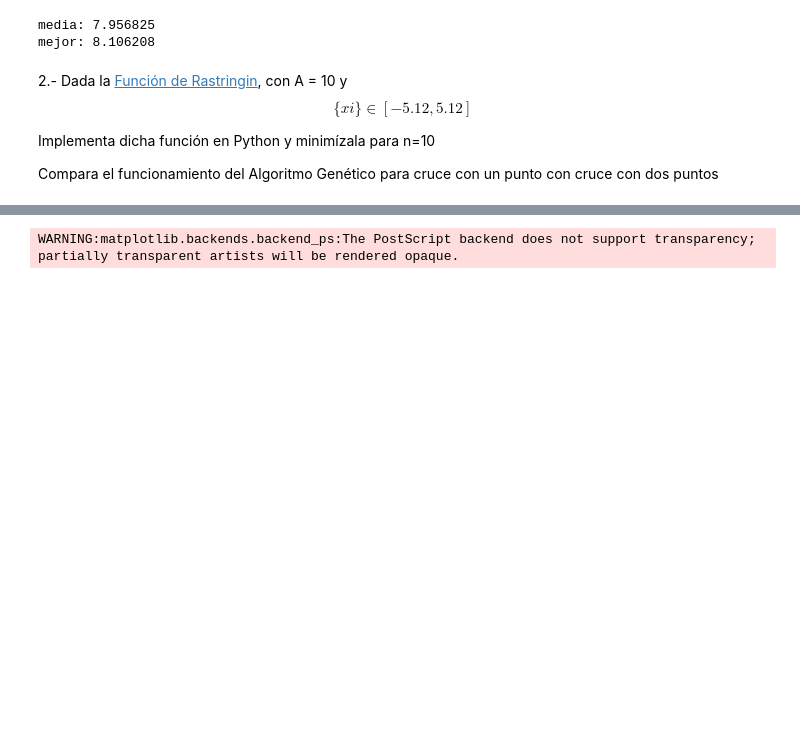
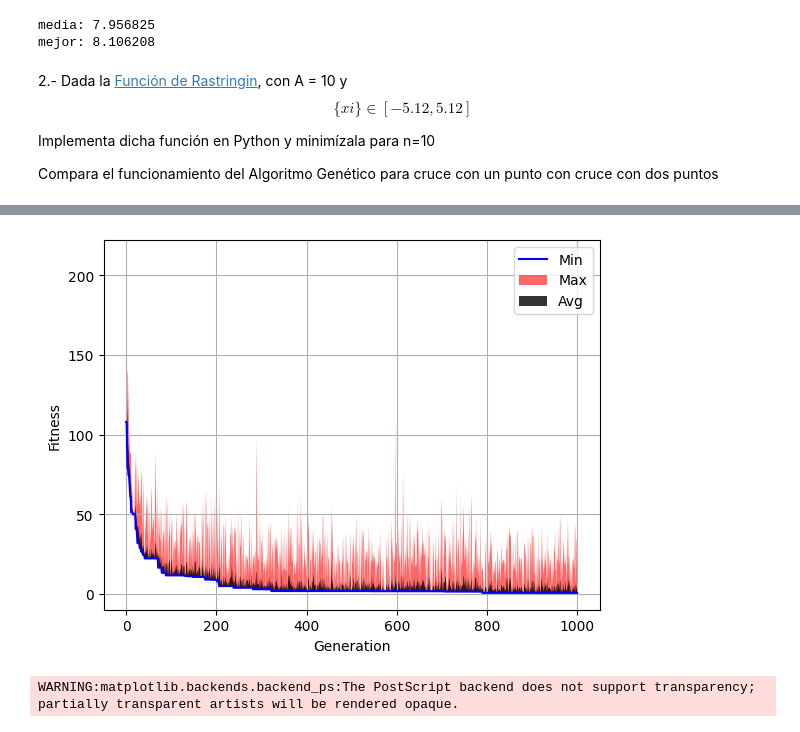
Before and after one commit to mpoyatos/APRENDIZAJE_AUTOMATICO_23_24, a Jupyter notebook: ALGORITMO GENETICO/Problema_Sencillo_AG.ipynb, the cells around one changed output, grey strips where cells are left out. Cells and saved outputs as stored; diff of their text form; code cells hidden in the pictures; blank space fills up the shorter version.

```diff
--- a/ALGORITMO GENETICO/Problema_Sencillo_AG.ipynb
+++ b/ALGORITMO GENETICO/Problema_Sencillo_AG.ipynb
@@ -1123,3 +1123,85 @@ mejor: 8.106208
 Implementa dicha función en Python y minimízala para n=10
 
 Compara el funcionamiento del Algoritmo Genético para cruce con un punto con cruce con dos puntos
+# %%
+import random
+import math
+import numpy as np
+from deap import base
+from deap import creator
+from deap import tools
+from deap import algorithms
+import matplotlib.pyplot as plt
+
+A = 10
+N = 10  # Number of dimensions
+
+creator.create("FitnessMin", base.Fitness, weights=(-1.0,))  # Minimize the function
+creator.create("Individual", list, fitness=creator.FitnessMin)
+
+def rastrigin(x):
+    """
+    Rastrigin test objective function, shifted by 10. units away from origin
+    """
+    return A*N + sum([(xi**2 - A * np.cos(2 * math.pi * xi)) for xi in x]),
+
+toolbox = base.Toolbox()
+toolbox.register("attr_float", random.uniform, -5.12, 5.12)
+toolbox.register("individual", tools.initRepeat, creator.Individual, toolbox.attr_float, n=N)
+toolbox.register("population", tools.initRepeat, list, toolbox.individual)
+
+toolbox.register("evaluate", rastrigin)
+toolbox.register("mate", tools.cxOnePoint)
+toolbox.register("mutate", tools.mutGaussian, mu=0, sigma=1, indpb=0.1)
+# toolbox.register("mutate", tools.mutUniformInt, low=-5.12, up=5.12, indpb=0.1)
+# toolbox.register("mutate", tools.mutPolynomialBounded, eta=20.0, low=-5.12, up=5.12, indpb=0.1)
+toolbox.register("select", tools.selTournament, tournsize=3)
+# toolbox.register("select", tools.selWorst)
+
+# For two-point crossover, you can simply replace the mate function:
+toolbox.register("mate", tools.cxTwoPoint)
+
+def plot_evolucion(log):
+    """
+    Representa la evolución del mejor individuo en cada generación
+    """
+    gen = log.select("gen")
+    fit_mins = log.select("min")
+    fit_maxs = log.select("max")
+    fit_ave = log.select("avg")
+
+    fig, ax1 = plt.subplots()
+    ax1.plot(gen, fit_mins, "b")
+    # ax1.plot(gen, fit_maxs, "r")
+    # ax1.plot(gen, fit_ave, "--k")
+    ax1.fill_between(gen, fit_mins, fit_maxs, facecolor='r', alpha = 0.6)  #where=fit_maxs >= fit_mins
+    ax1.fill_between(gen, fit_mins, fit_ave, facecolor='k', alpha = 0.8)  #where=fit_maxs >= fit_mins
+    ax1.set_xlabel("Generation")
+    ax1.set_ylabel("Fitness")
+    # ax1.set_ylim([-10, 160])
+    ax1.legend(["Min", "Max", "Avg"], loc="upper right")
+    plt.grid(True)
+    plt.savefig("Convergencia.eps", dpi = 300)
+
+def main():
+    # random.seed(42)
+    CXPB, MUTPB, NGEN = 0.7, 0.3, 1000
+    pop = toolbox.population(n=10)
+    hof = tools.HallOfFame(1)
+    stats = tools.Statistics(lambda ind: ind.fitness.values)
+    stats.register("avg", np.mean)
+    stats.register("std", np.std)
+    stats.register("min", np.min)
+    stats.register("max", np.max)
+    logbook = tools.Logbook()
+    pop, logbook = algorithms.eaSimple(pop, toolbox, cxpb=CXPB,
+                                       mutpb=MUTPB, ngen=NGEN, stats=stats,
+                                       halloffame=hof, verbose=False)
+    return hof, logbook
+
+
+best, log = main()
+print("Mejor fitness: %f" %best[0].fitness.values)
+print("Mejor individuo %s" %best[0])
+plot_evolucion(log)
+# %% [output]
@@ -1126,3 +1211,4 @@ Compara el funcionamiento del Algoritmo Genético para cruce con un punto con cr
+[figure, added]
 # %%
 import random
 import math
```
Also changed, not shown: parts of 1 cell of this notebook.
